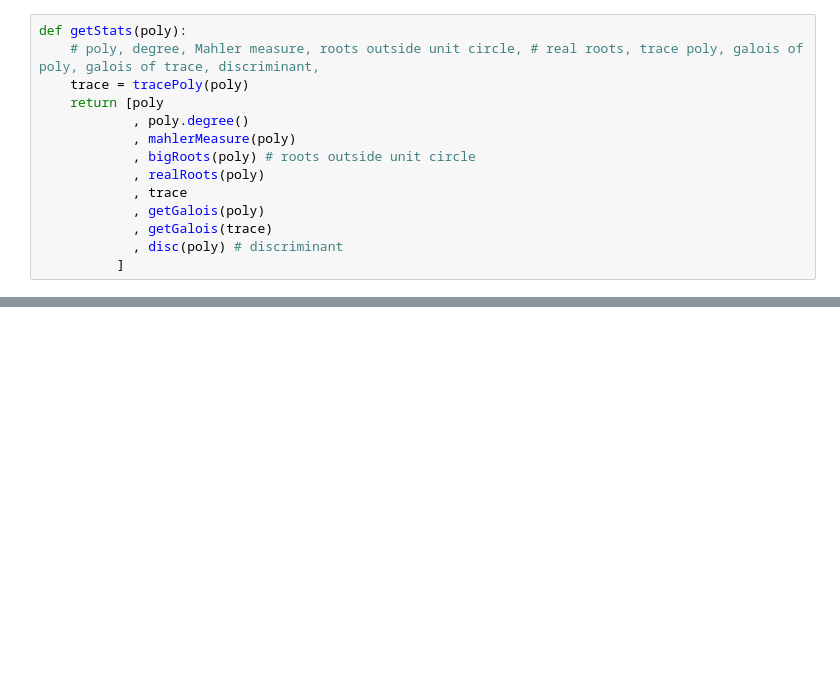
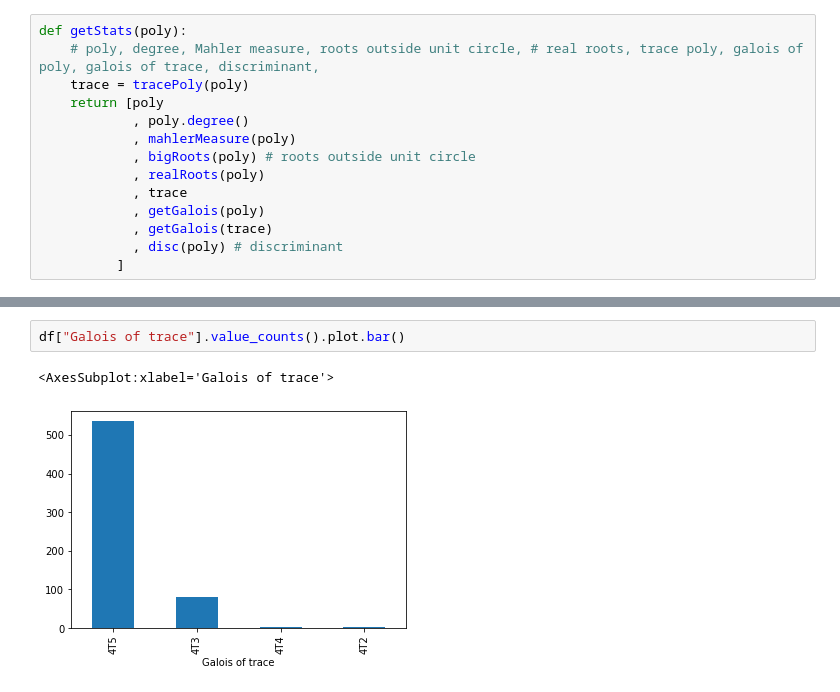
Before and after one commit to MatthewNortonPersonal/Mahler-Measures-and-Galois-Groups-of-Reciprocal-Polynomials, a Jupyter notebook: Galois Groups/Galois Computations.ipynb, the cells around one changed output, grey strips where cells are left out. Cells and saved outputs as stored; diff of their text form; blank space fills up the shorter version.

```diff
--- a/Galois Groups/Galois Computations.ipynb
+++ b/Galois Groups/Galois Computations.ipynb
@@ -303,0 +316,5 @@ df
+# %%
+df["Galois of trace"].value_counts().plot.bar()
+# %% [output]
+<AxesSubplot:xlabel='Galois of trace'>
+[figure, added]
```
Also changed, not shown: parts of 15 cells of this notebook.
